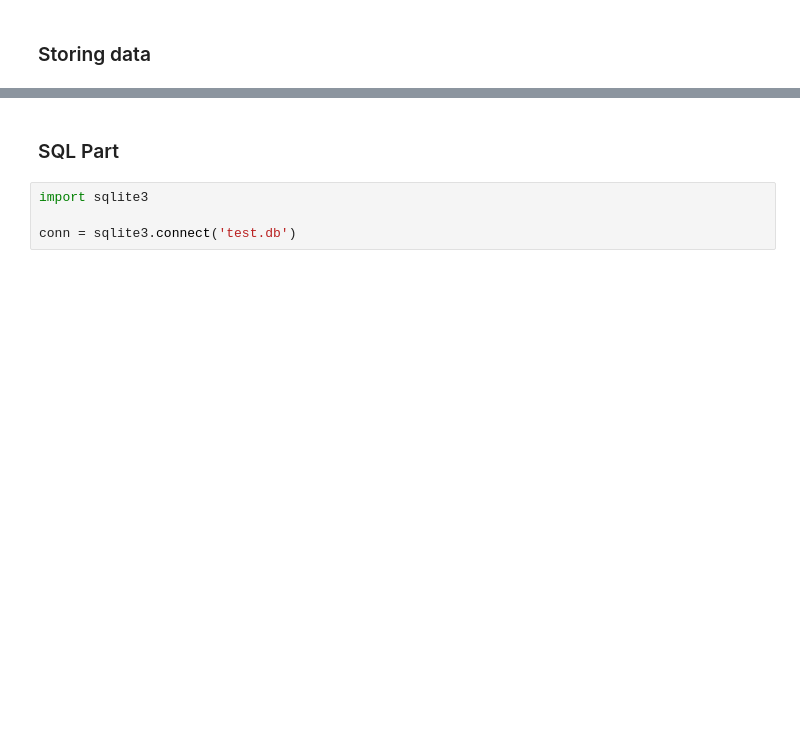
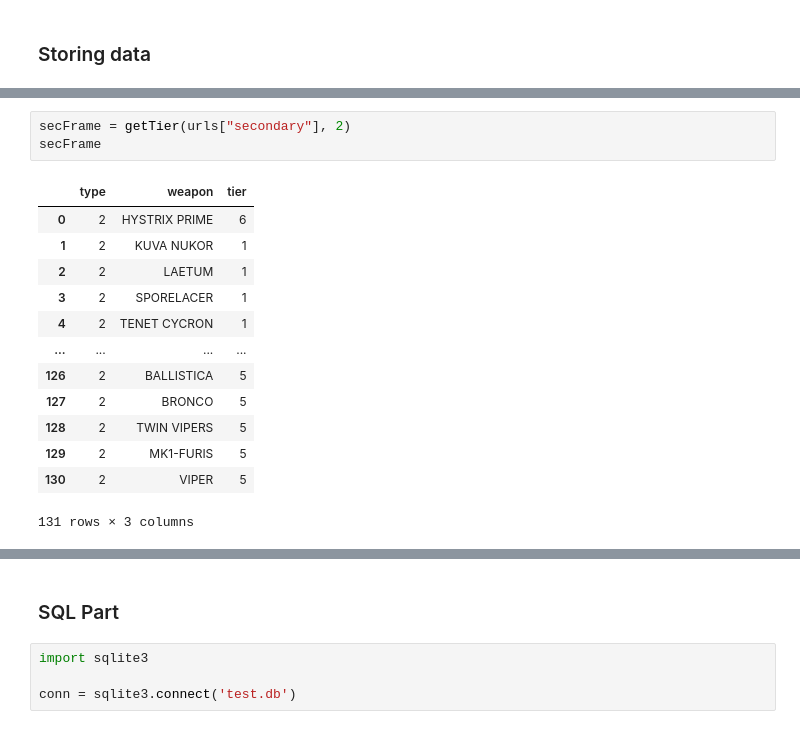
Before and after one commit to liang799/rivenDealer, a Jupyter notebook: database/scraper.ipynb, the cells around one changed output, grey strips where cells are left out. Cells and saved outputs as stored; diff of their text form; blank space fills up the shorter version.

```diff
--- a/database/scraper.ipynb
+++ b/database/scraper.ipynb
@@ -53,0 +97,17 @@ melFrame = getTier(urls["melee"], "melee")
+# %%
+secFrame = getTier(urls["secondary"], 2)
+secFrame
+# %% [output]
+|  | type | weapon | tier |
+| 0 | 2 | HYSTRIX PRIME | 6 |
+| 1 | 2 | KUVA NUKOR | 1 |
+| 2 | 2 | LAETUM | 1 |
+| 3 | 2 | SPORELACER | 1 |
+| 4 | 2 | TENET CYCRON | 1 |
+| ... | ... | ... | ... |
+| 126 | 2 | BALLISTICA | 5 |
+| 127 | 2 | BRONCO | 5 |
+| 128 | 2 | TWIN VIPERS | 5 |
+| 129 | 2 | MK1-FURIS | 5 |
+| 130 | 2 | VIPER | 5 |
+131 rows × 3 columns
```
Also changed, not shown: parts of 13 cells of this notebook.
